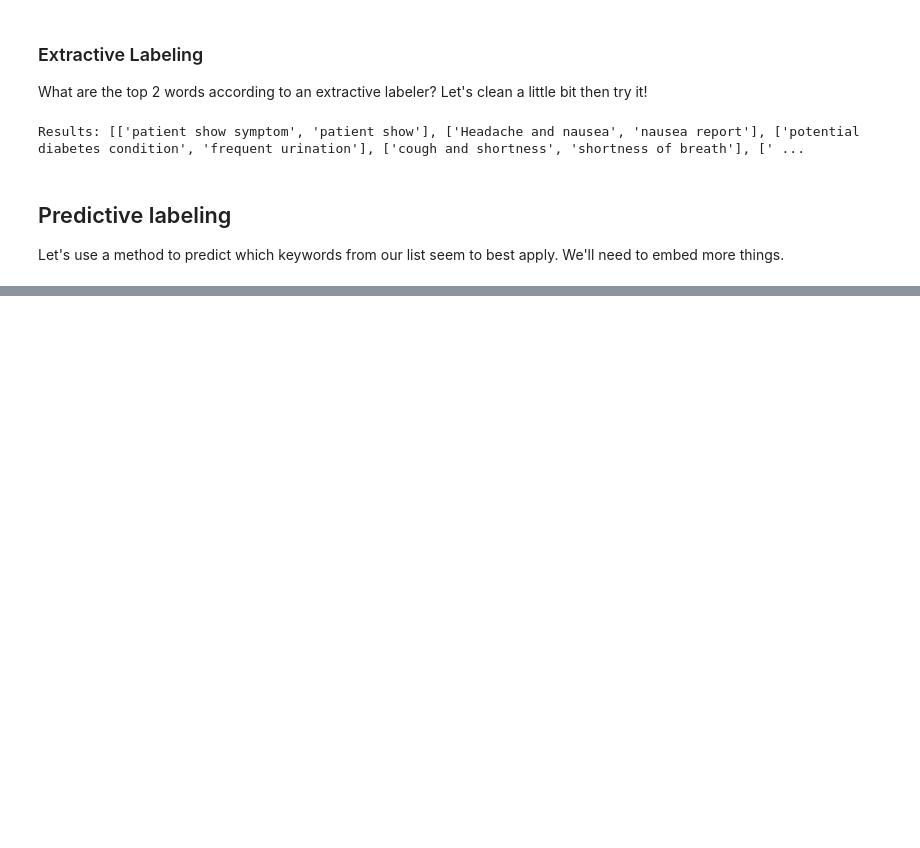
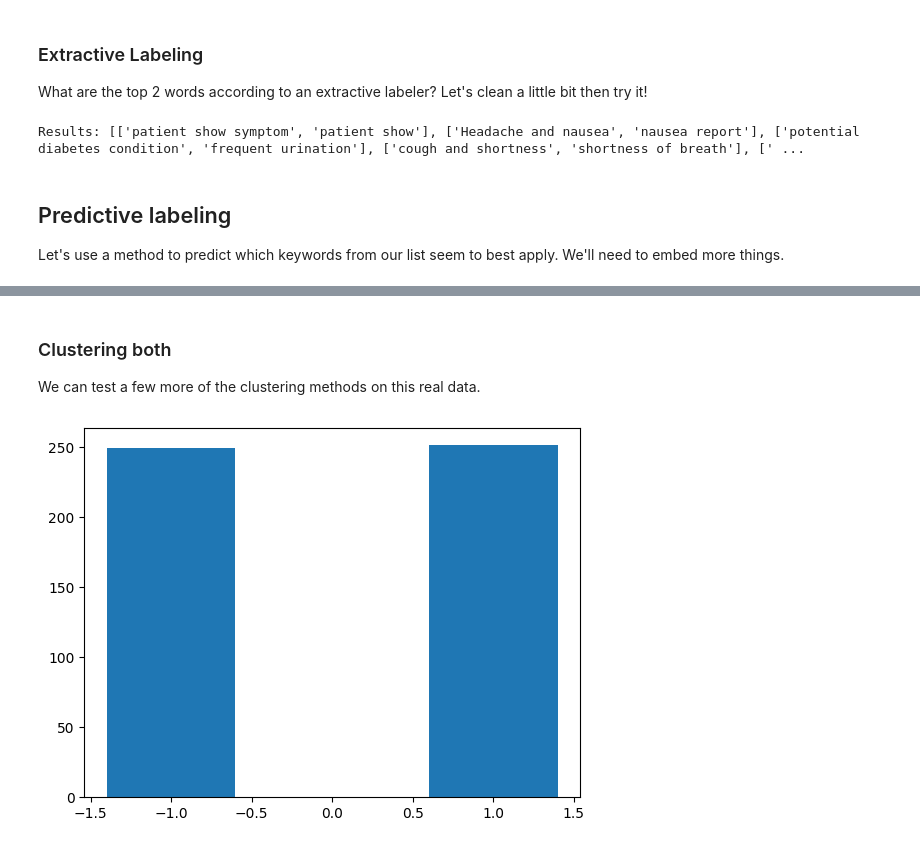
Before and after one commit to birm/nlp_pipelines, a Jupyter notebook: demos.ipynb, the cells around one changed output, grey strips where cells are left out. Saved outputs shown, nothing was run; the diff lists cells and outputs as text; code cells hidden in the pictures; blank space fills up the shorter version.

Commit message:
add real data, related bufgixes

```diff
--- a/demos.ipynb
+++ b/demos.ipynb
@@ -281,0 +293,31 @@ Truths: [['migraine'], ['diabetes']]
+# %%
+newsgroups = Dataset.from_parquet("./demo_data/sample_5_newsgroup_text.parquet", text_field="text", truth_field="label_text")
+
+abstracts = Dataset.from_json("./demo_data/springer-127-parsed.json", text_field="abstract", truth_field="keywords")
+# %% [markdown]
+### Clustering both
+
+We can test a few more of the clustering methods on this real data.
+# %%
+import matplotlib.pyplot as plt
+
+newsgroups_pipeline = Pipeline([
+    {"name": "preproc1", "method": "preprocess.Stem"},
+    {"name": "vectorize", "method": "vectorizer.Tfidf"},
+    {"name": "cluster", "method": "clusterer.Svm"}
+])
+
+newsgroups_pipeline.set_data(newsgroups, newsgroups)
+newsgroups_pipeline.run()
+
+res = list(newsgroups_pipeline.run_data.results)
+
+counts = {}
+
+for i in set(res):
+    counts[i] = res.count(i)
+
+plt.bar(counts.keys(), counts.values())
+plt.show()
+# %% [output]
+[figure, added]
```
Also changed, not shown: parts of 9 cells of this notebook, 12 other files.
